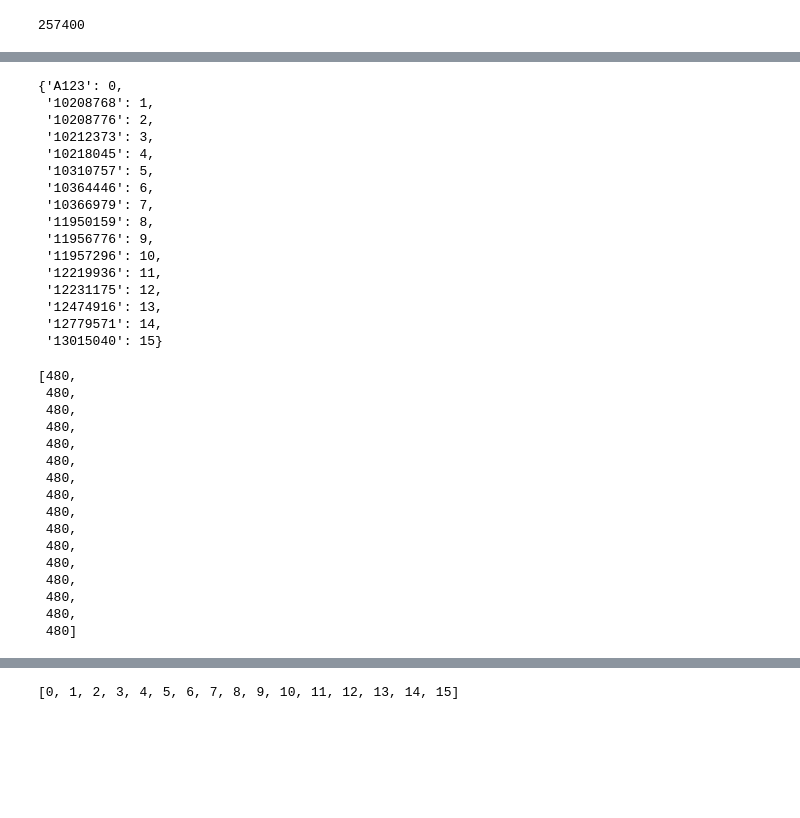
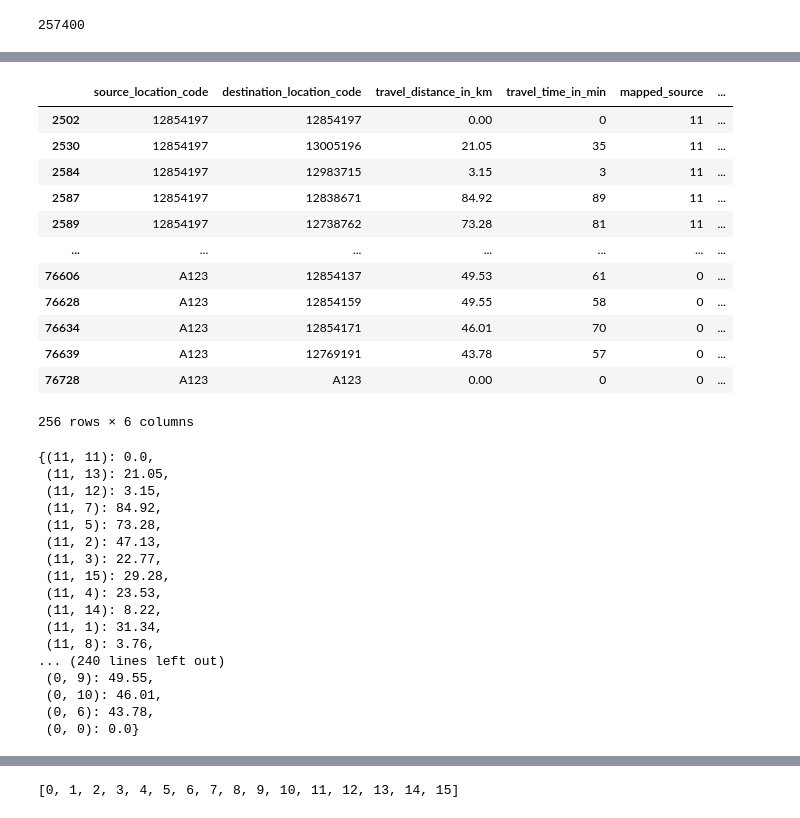
Before and after one commit to Siddhartha2023456/Tabu-Search-for-CVRPTW, a Jupyter notebook: CVRPTW .ipynb, the cells around one changed output, grey strips where cells are left out. Saved outputs shown, nothing was run; the diff lists cells and outputs as text; code cells hidden in the pictures; blank space fills up the shorter version.

```diff
--- a/CVRPTW .ipynb
+++ b/CVRPTW .ipynb
@@ -132,24 +148,21 @@ dest3 = {}
 for i in range(len(dest2)):
     dest3[dest2[i]] = i
 # %%
-dest3
+travel_matrix_df
 # %% [output]
+|  | source_location_code | destination_location_code | travel_distance_in_km | travel_time_in_min | mapped_source | ... |
+| 2502 | 12854197 | 12854197 | 0.00 | 0 | 11 | ... |
+| 2530 | 12854197 | 13005196 | 21.05 | 35 | 11 | ... |
+| 2584 | 12854197 | 12983715 | 3.15 | 3 | 11 | ... |
+| 2587 | 12854197 | 12838671 | 84.92 | 89 | 11 | ... |
+| 2589 | 12854197 | 12738762 | 73.28 | 81 | 11 | ... |
+| ... | ... | ... | ... | ... | ... | ... |
+| 76606 | A123 | 12854137 | 49.53 | 61 | 0 | ... |
+| 76628 | A123 | 12854159 | 49.55 | 58 | 0 | ... |
+| 76634 | A123 | 12854171 | 46.01 | 70 | 0 | ... |
+| 76639 | A123 | 12769191 | 43.78 | 57 | 0 | ... |
+| 76728 | A123 | A123 | 0.00 | 0 | 0 | ... |
-{'A123': 0,
- '10208768': 1,
- '10208776': 2,
- '10212373': 3,
- '10218045': 4,
- '10310757': 5,
- '10364446': 6,
- '10366979': 7,
- '11950159': 8,
- '11956776': 9,
- '11957296': 10,
- '12219936': 11,
- '12231175': 12,
- '12474916': 13,
- '12779571': 14,
- '13015040': 15}
+256 rows × 6 columns
 # %%
 travel_matrix_df = travel_matrix_df[(travel_matrix_df['source_location_code'].isin(dest + ['A123'])) & (travel_matrix_df['destination_location_code'].isin(dest + ['A123']))]
 # %%
@@ -162,22 +175,23 @@ for i in travel_matrix_df.index:
     dist_matrix[(travel_matrix_df['mapped_source'][i], travel_matrix_df['mapped_destination'][i])] = travel_matrix_df['travel_distance_in_km'][i]
     time_matrix[(travel_matrix_df['mapped_source'][i], travel_matrix_df['mapped_destination'][i])] = travel_matrix_df['travel_time_in_min'][i]
 # %%
-start_time
+dist_matrix
 # %% [output]
-[480,
- 480,
- 480,
- 480,
- 480,
- 480,
- 480,
- 480,
- 480,
- 480,
- 480,
- 480,
- 480,
- 480,
- 480,
- 480]
+{(11, 11): 0.0,
+ (11, 13): 21.05,
+ (11, 12): 3.15,
+ (11, 7): 84.92,
+ (11, 5): 73.28,
+ (11, 2): 47.13,
+ (11, 3): 22.77,
+ (11, 15): 29.28,
+ (11, 4): 23.53,
+ (11, 14): 8.22,
+ (11, 1): 31.34,
+ (11, 8): 3.76,
+... (240 lines left out)
+ (0, 9): 49.55,
+ (0, 10): 46.01,
+ (0, 6): 43.78,
+ (0, 0): 0.0}
 # %%
```
Also changed, not shown: parts of 4 cells of this notebook, 3 other files.
